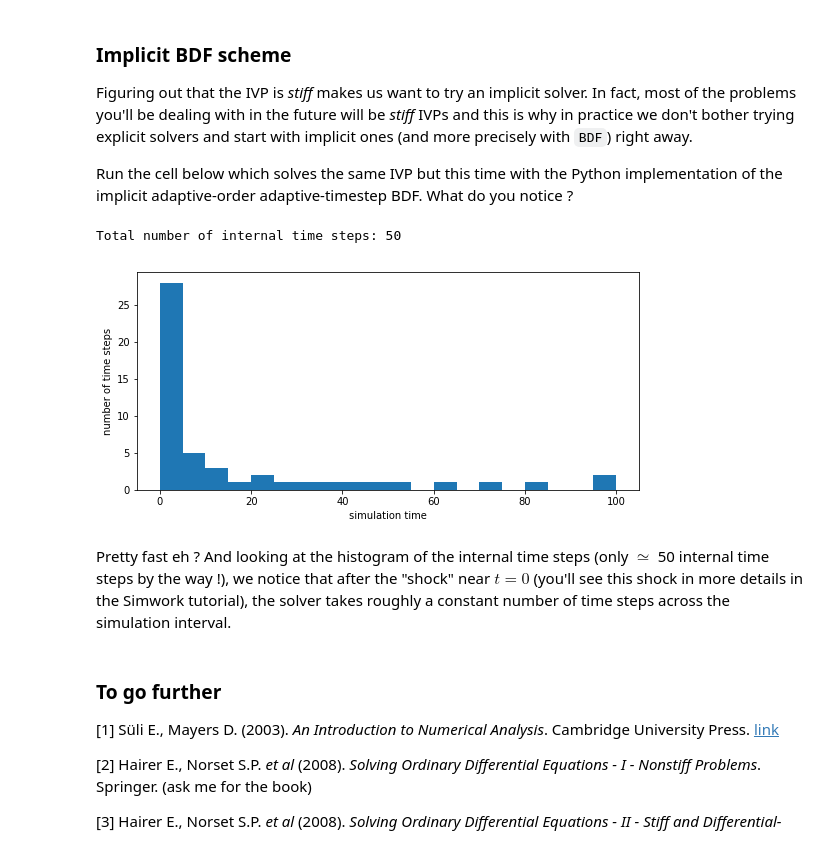
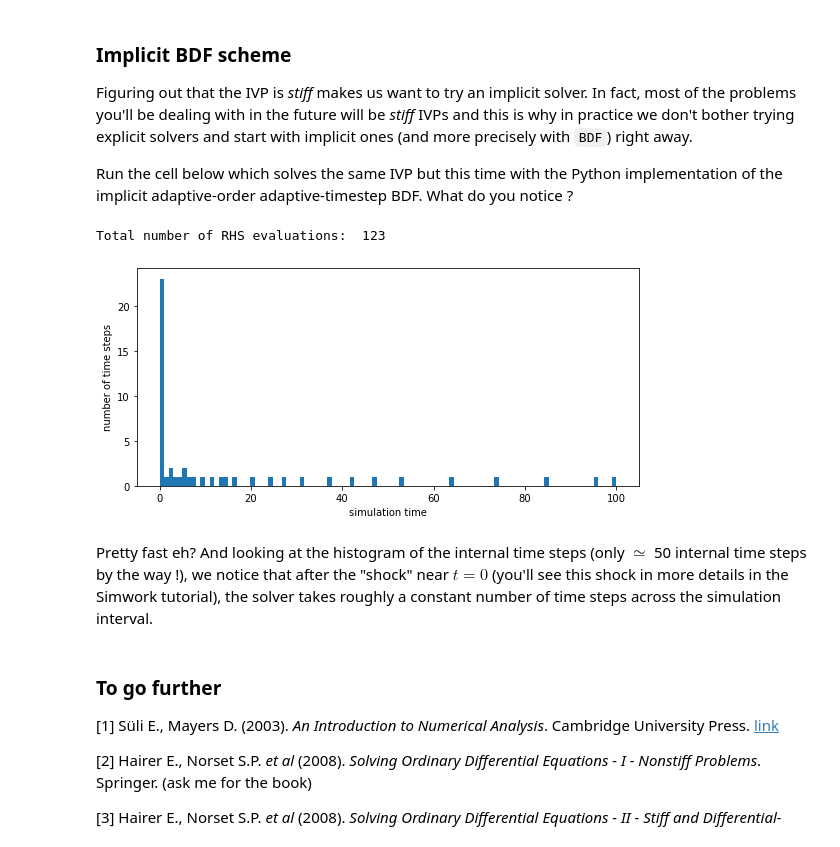
Before and after one commit to eltix/notebooks, a Jupyter notebook: odes.ipynb, the cells around one changed output. Cells and saved outputs as stored; diff of their text form; code cells hidden in the pictures.

Commit message:
chore: update ODE tutorial

```diff
--- a/odes.ipynb
+++ b/odes.ipynb
@@ -180,15 +229,15 @@ Run the cell below which solves the same IVP but this time with the Python imple
 # %%
 sol = solve_ivp(robertson, [0, 100], [1, 0, 0], method='BDF')
 pyplot.figure(figsize=(9.0, 4.0))  # set the size of the figure
-pyplot.hist(sol.t, bins=20)
+pyplot.hist(sol.t, bins=101)
 pyplot.ylabel("number of time steps")
 pyplot.xlabel("simulation time")
-print("Total number of internal time steps:", len(sol.t))
+print("Total number of RHS evaluations: ", sol.nfev)
 # %% [output]
-Total number of internal time steps: 50
+Total number of RHS evaluations:  123
-[figure, old version]
+[figure, new version]
 # %% [markdown]
-Pretty fast eh ? And looking at the histogram of the internal time steps (only $\simeq$ 50 internal time steps by the way !), we notice that after the "shock" near $t=0$ (you'll see this shock in more details in the Simwork tutorial), the solver takes roughly a constant number of time steps across the simulation interval.
+Pretty fast eh? And looking at the histogram of the internal time steps (only $\simeq$ 50 internal time steps by the way !), we notice that after the "shock" near $t=0$ (you'll see this shock in more details in the Simwork tutorial), the solver takes roughly a constant number of time steps across the simulation interval.
 # %% [markdown]
 ### To go further
 
```
Also changed, not shown: parts of 6 cells of this notebook.
